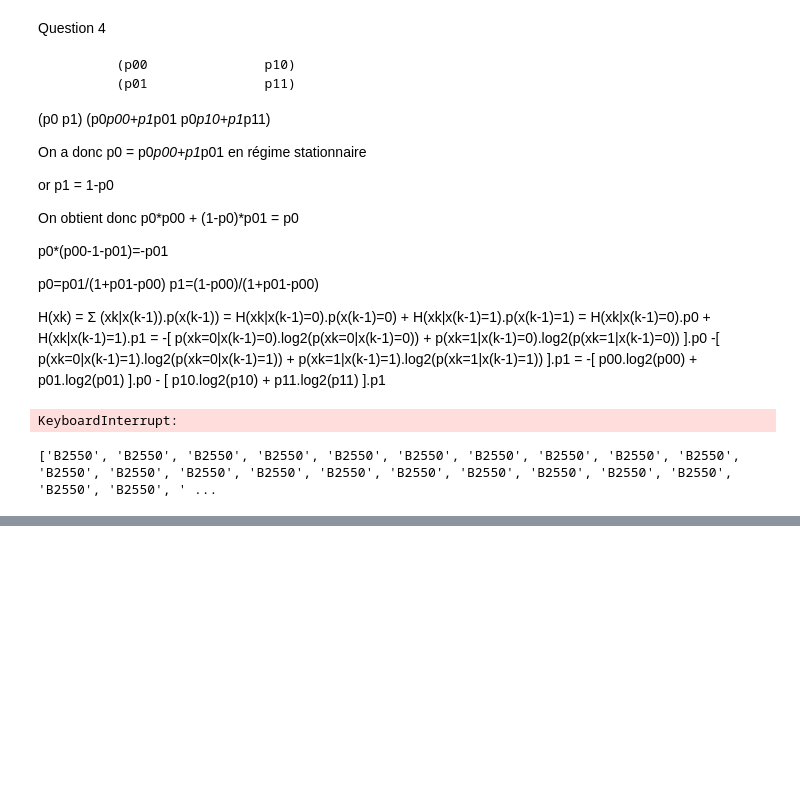
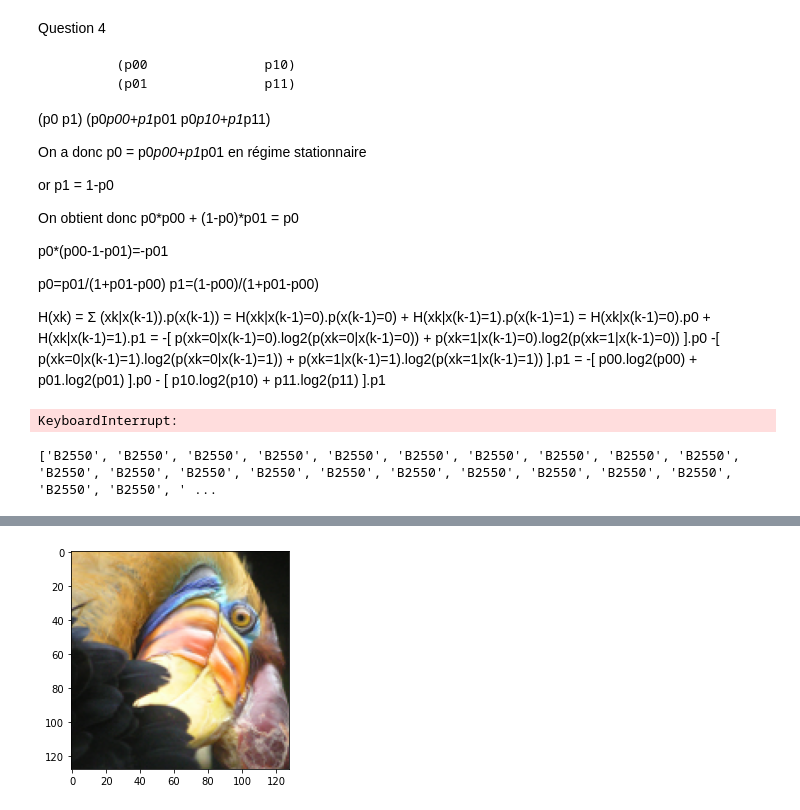
Before and after one commit to ValentinSre/TP, a Jupyter notebook: TCI/[TCI] TP.ipynb, the cells around one changed output, grey strips where cells are left out. Saved outputs shown, nothing was run; the diff lists cells and outputs as text; code cells hidden in the pictures; blank space fills up the shorter version.

```diff
--- a/TCI/[TCI] TP.ipynb
+++ b/TCI/[TCI] TP.ipynb
@@ -191,0 +203,4 @@ kMeansAlgo(2)
+# %%
+dessinerImg(img)
+# %% [output]
+[figure, added]
```
Also changed, not shown: parts of 4 cells of this notebook.
